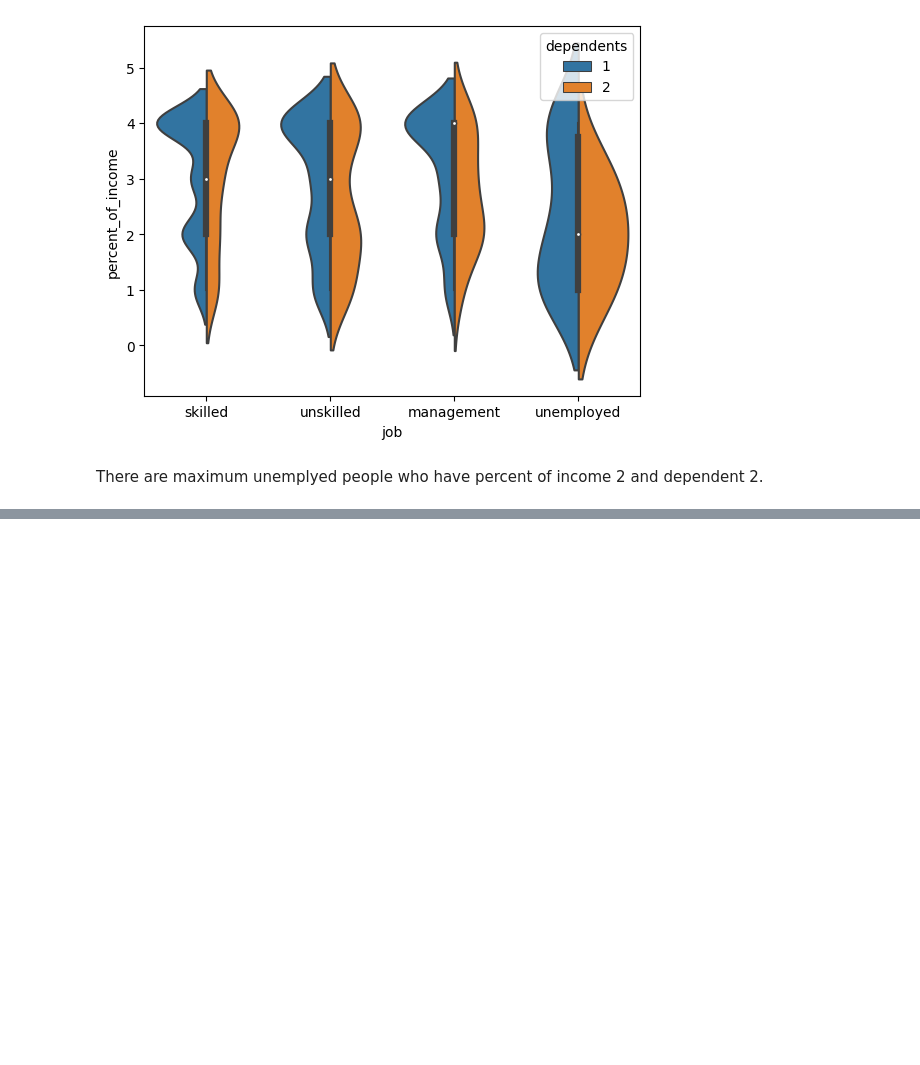
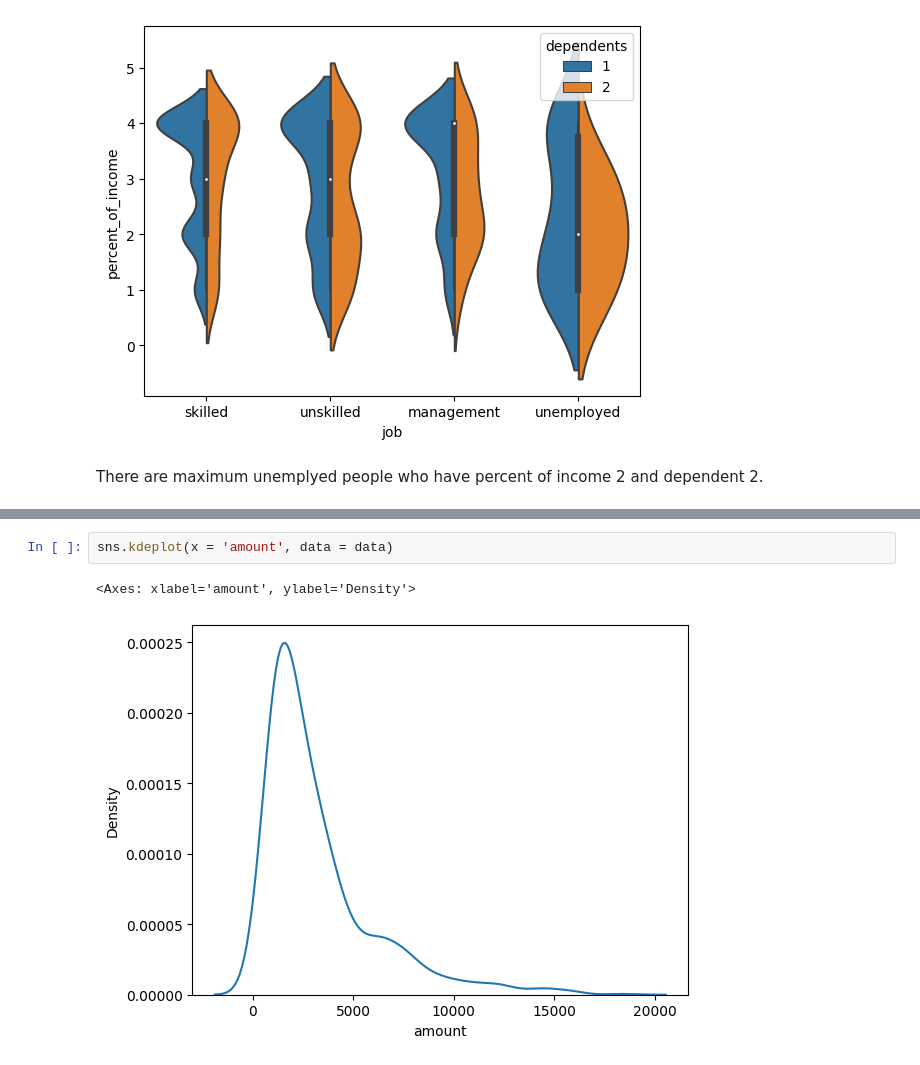
Before and after one commit to kavyansh07/MLCOE-Task-2, a Jupyter notebook: MLCOE_Task_2_Singapore_Credit.ipynb, the cells around one changed output, grey strips where cells are left out. Cells and saved outputs as stored; diff of their text form; blank space fills up the shorter version.

```diff
--- a/MLCOE_Task_2_Singapore_Credit.ipynb
+++ b/MLCOE_Task_2_Singapore_Credit.ipynb
@@ -126,0 +170,5 @@ There are maximum unemplyed people who have percent of income 2 and dependent 2.
+# %%
+sns.kdeplot(x = 'amount', data = data)
+# %% [output]
+<Axes: xlabel='amount', ylabel='Density'>
+[figure, added]
```
Also changed, not shown: parts of 14 cells of this notebook.
